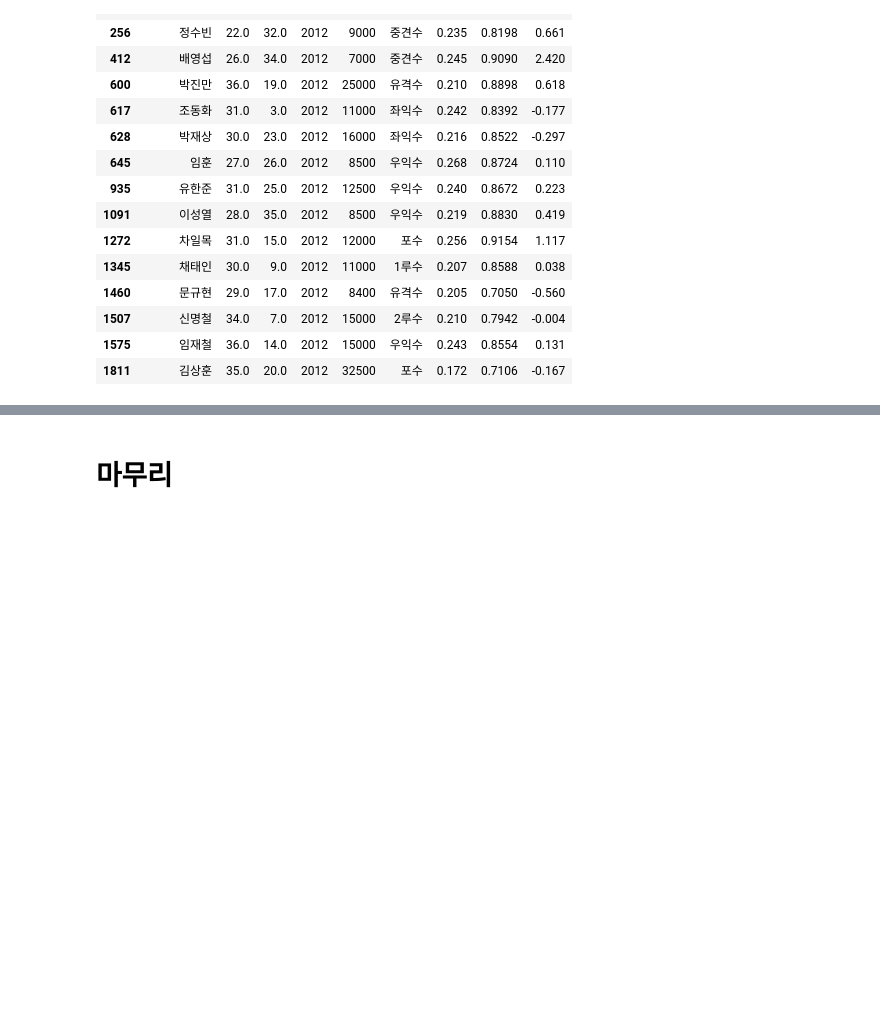
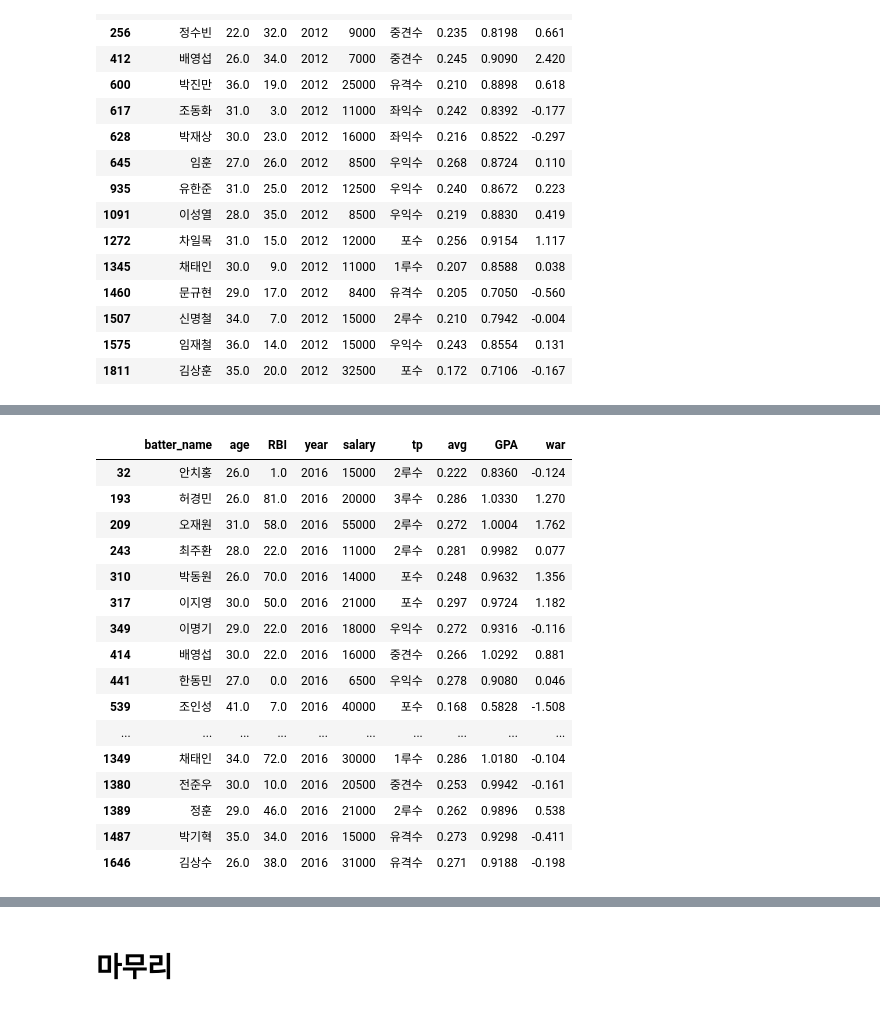
Before and after one commit to kkalkkkal/Datathon_KBO, a Jupyter notebook: KBO_MoneyBall.ipynb, the cells around one changed output, grey strips where cells are left out. Saved outputs shown, nothing was run; the diff lists cells and outputs as text; code cells hidden in the pictures; blank space fills up the shorter version.

```diff
--- a/KBO_MoneyBall.ipynb
+++ b/KBO_MoneyBall.ipynb
@@ -1196,0 +1328,25 @@ data2012
+# %%
+# 2016년도 과평가 된 사람 필터링 하기
+
+data4 = data3[data3['year'] == 2016]
+data5 = data4[data4['GPA']<y_gpa_median[2016]]
+data2016 = data5[data5['salary'] > salary_median[2016]]
+data2016
+# %% [output]
+|  | batter_name | age | RBI | year | salary | tp | avg | GPA | war |
+| 32 | 안치홍 | 26.0 | 1.0 | 2016 | 15000 | 2루수 | 0.222 | 0.8360 | -0.124 |
+| 193 | 허경민 | 26.0 | 81.0 | 2016 | 20000 | 3루수 | 0.286 | 1.0330 | 1.270 |
+| 209 | 오재원 | 31.0 | 58.0 | 2016 | 55000 | 2루수 | 0.272 | 1.0004 | 1.762 |
+| 243 | 최주환 | 28.0 | 22.0 | 2016 | 11000 | 2루수 | 0.281 | 0.9982 | 0.077 |
+| 310 | 박동원 | 26.0 | 70.0 | 2016 | 14000 | 포수 | 0.248 | 0.9632 | 1.356 |
+| 317 | 이지영 | 30.0 | 50.0 | 2016 | 21000 | 포수 | 0.297 | 0.9724 | 1.182 |
+| 349 | 이명기 | 29.0 | 22.0 | 2016 | 18000 | 우익수 | 0.272 | 0.9316 | -0.116 |
+| 414 | 배영섭 | 30.0 | 22.0 | 2016 | 16000 | 중견수 | 0.266 | 1.0292 | 0.881 |
+| 441 | 한동민 | 27.0 | 0.0 | 2016 | 6500 | 우익수 | 0.278 | 0.9080 | 0.046 |
+| 539 | 조인성 | 41.0 | 7.0 | 2016 | 40000 | 포수 | 0.168 | 0.5828 | -1.508 |
+| ... | ... | ... | ... | ... | ... | ... | ... | ... | ... |
+| 1349 | 채태인 | 34.0 | 72.0 | 2016 | 30000 | 1루수 | 0.286 | 1.0180 | -0.104 |
+| 1380 | 전준우 | 30.0 | 10.0 | 2016 | 20500 | 중견수 | 0.253 | 0.9942 | -0.161 |
+| 1389 | 정훈 | 29.0 | 46.0 | 2016 | 21000 | 2루수 | 0.262 | 0.9896 | 0.538 |
+| 1487 | 박기혁 | 35.0 | 34.0 | 2016 | 15000 | 유격수 | 0.273 | 0.9298 | -0.411 |
+| 1646 | 김상수 | 26.0 | 38.0 | 2016 | 31000 | 유격수 | 0.271 | 0.9188 | -0.198 |
```
Also changed, not shown: parts of 9 cells of this notebook.
